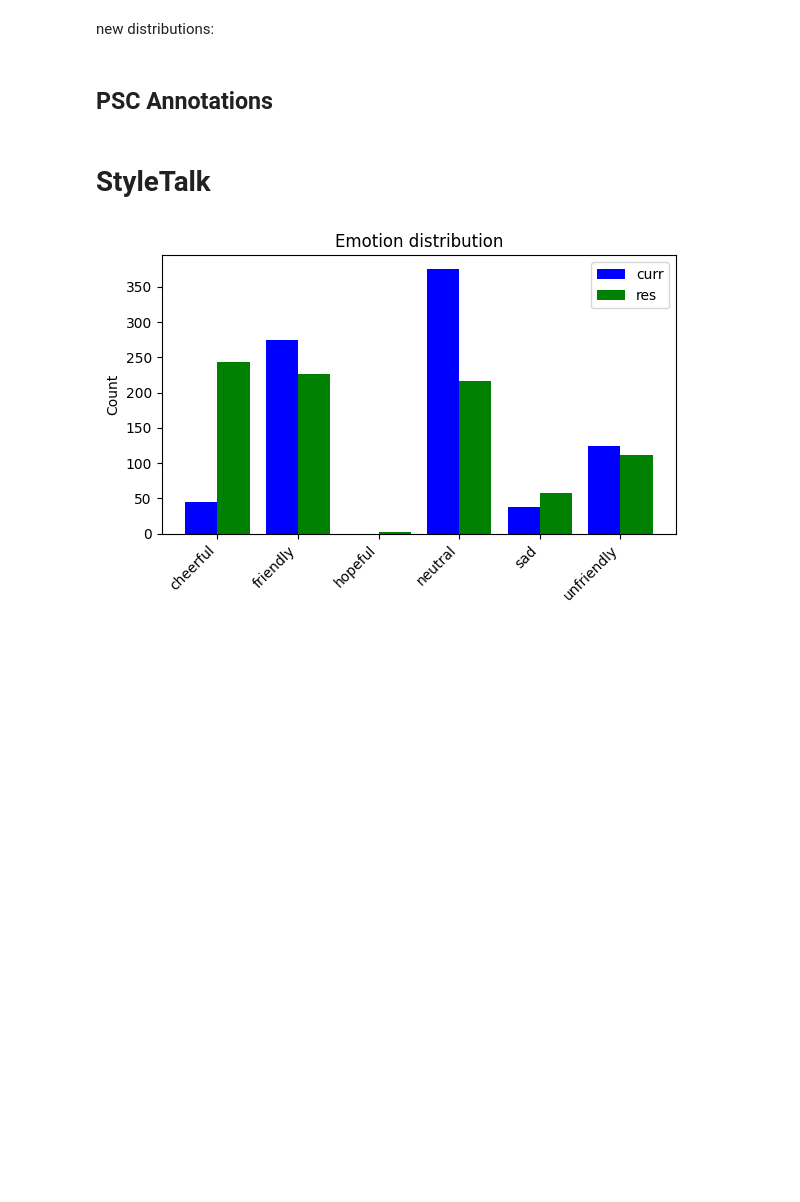
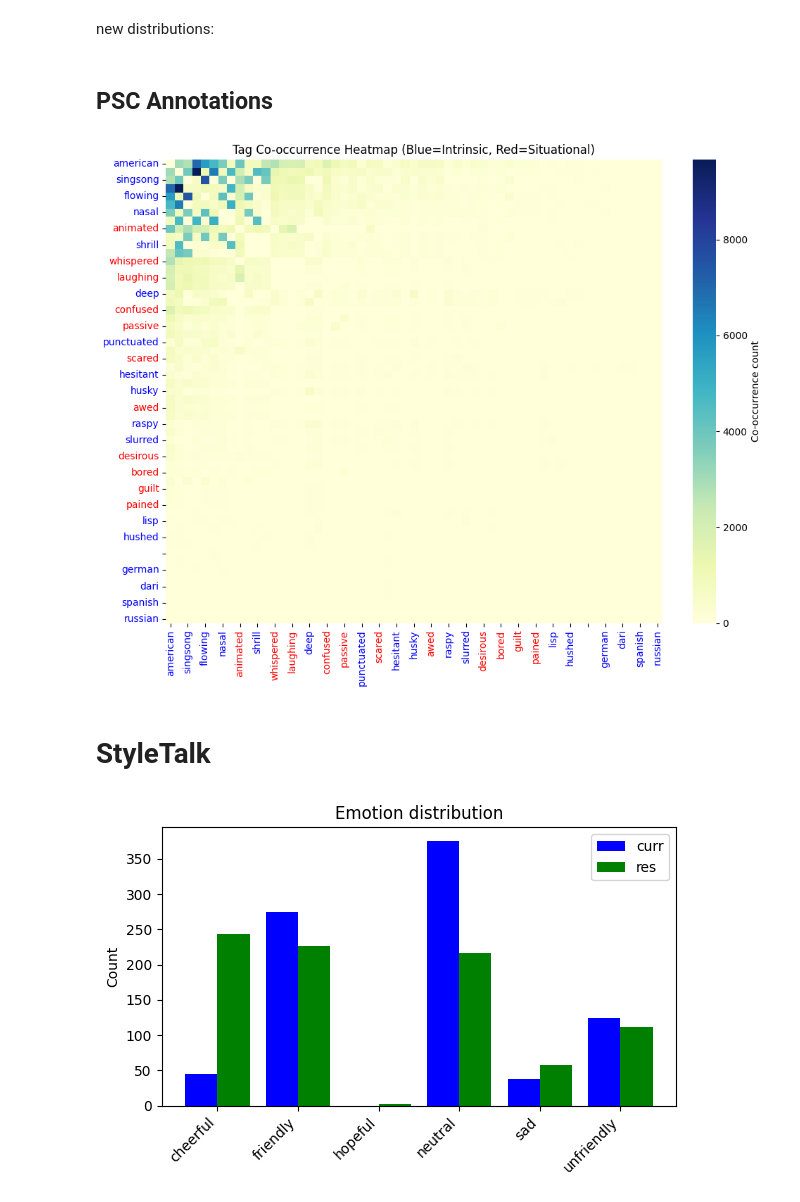
Before and after one commit to JackMclaughlin424/ms-capstone-TTS-natlang-styleprompts, a Jupyter notebook: src/eda/distribution_analysis.ipynb, the cells around one changed output. Saved outputs shown, nothing was run; the diff lists cells and outputs as text; code cells hidden in the pictures; blank space fills up the shorter version.

Commit message:
add co occurence heatmap

```diff
--- a/src/eda/distribution_analysis.ipynb
+++ b/src/eda/distribution_analysis.ipynb
@@ -123,7 +121,7 @@ holdout = load_dataset("ajd12342/paraspeechcaps", split="holdout")
 dev = load_dataset("ajd12342/paraspeechcaps", split="dev")
 test = load_dataset("ajd12342/paraspeechcaps", split="test")
 
-dfs = [
+psc_dfs = [
     train_base.to_pandas(),
     holdout.to_pandas(),
     dev.to_pandas(),
@@ -131,11 +129,11 @@ dfs = [
 ]
 
 # merge into one dataframe
-df = pd.concat(dfs, ignore_index=True)
+psc_df = pd.concat(psc_dfs, ignore_index=True)
 
 # filter out VoxCeleb, Emilia
-df = df[df["source"] != "voxceleb"]
-df = df[df["source"] != "emilia"]
+psc_df = psc_df[psc_df["source"] != "voxceleb"]
+psc_df = psc_df[psc_df["source"] != "emilia"]
 # %%
 # only Emilia, AI generated styles
 train_scaled = load_dataset("ajd12342/paraspeechcaps", split="train_scaled")
@@ -209,3 +206,84 @@ plt.title('Distribution of situational tags')
 plt.show()
 plt.savefig(f"figures/psc_situational_tag_treemap.png", dpi=300, bbox_inches="tight")
 plt.close()
+# %%
+# Co-occurence heatmap
+import pandas as pd
+import numpy as np
+import seaborn as sns
+import matplotlib.pyplot as plt
+from itertools import combinations
+from tqdm import tqdm
+
+psc_df = psc_df[psc_df['situational_tags'].notna()]
+psc_df = psc_df[psc_df['intrinsic_tags'].notna()]
+# Step 1: Get all unique tags and their types
+intrinsic_tags = set(tag for tags in psc_df['intrinsic_tags'] for tag in tags)
+situational_tags = set(tag for tags in psc_df['situational_tags'] for tag in tags)
+
+all_tags = list(intrinsic_tags | situational_tags)
+tag_types = {tag: 'intrinsic' if tag in intrinsic_tags else 'situational' for tag in all_tags}
+
+# Step 2: Build co-occurrence matrix
+co_matrix = pd.DataFrame(0, index=all_tags, columns=all_tags)
+all_pairs = []
+for intrinsic, situational in tqdm(zip(psc_df['intrinsic_tags'], psc_df['situational_tags']),
+                                    total=len(psc_df), desc="Processing rows"):
+    combined_tags = list(intrinsic) + list(situational)  # safe conversion
+    if len(combined_tags) < 2:
+        continue  # skip rows with <2 tags
+    all_pairs.extend(combinations(combined_tags, 2))
+
+# Step 4: Count occurrences of each pair
+from collections import Counter
+
+pair_counts = Counter(all_pairs)
+
+# Step 5: Fill the co-occurrence matrix
+for (t1, t2), count in pair_counts.items():
+    co_matrix.loc[t1, t2] = count
+    co_matrix.loc[t2, t1] = count  # symmetric
+
+# Remove rows where all values are 0
+co_matrix = co_matrix.loc[~(co_matrix==0).all(axis=1), :]
+
+# Remove columns where all values are 0
+co_matrix = co_matrix.loc[:, ~(co_matrix==0).all(axis=0)]
+
+# Compute total co-occurrence per tag
+tag_totals = co_matrix.sum(axis=1)
+
+# Sort tags by descending total count
+sorted_tags = tag_totals.sort_values(ascending=False).index
+
+# Reorder matrix
+co_matrix_sorted = co_matrix.loc[sorted_tags, sorted_tags]
+# Step 3: Plot heatmap
+plt.figure(figsize=(10, 8))
+sns.heatmap(co_matrix_sorted, annot=False, fmt="d", cmap='YlGnBu', cbar_kws={'label': 'Co-occurrence count'})
+
+
+# Step 4: Color the tick labels
+ax = plt.gca()
+
+# X-axis
+for label in ax.get_xticklabels():
+    tag = label.get_text()
+    if tag_types[tag] == 'intrinsic':
+        label.set_color('blue')
+    else:
+        label.set_color('red')
+
+# Y-axis
+for label in ax.get_yticklabels():
+    tag = label.get_text()
+    if tag_types[tag] == 'intrinsic':
+        label.set_color('blue')
+    else:
+        label.set_color('red')
+
+plt.title("Tag Co-occurrence Heatmap (Blue=Intrinsic, Red=Situational)")
+plt.tight_layout()
+plt.show()
+# %% [output]
+[figure, added]
```
Also changed, not shown: parts of 6 cells of this notebook.
